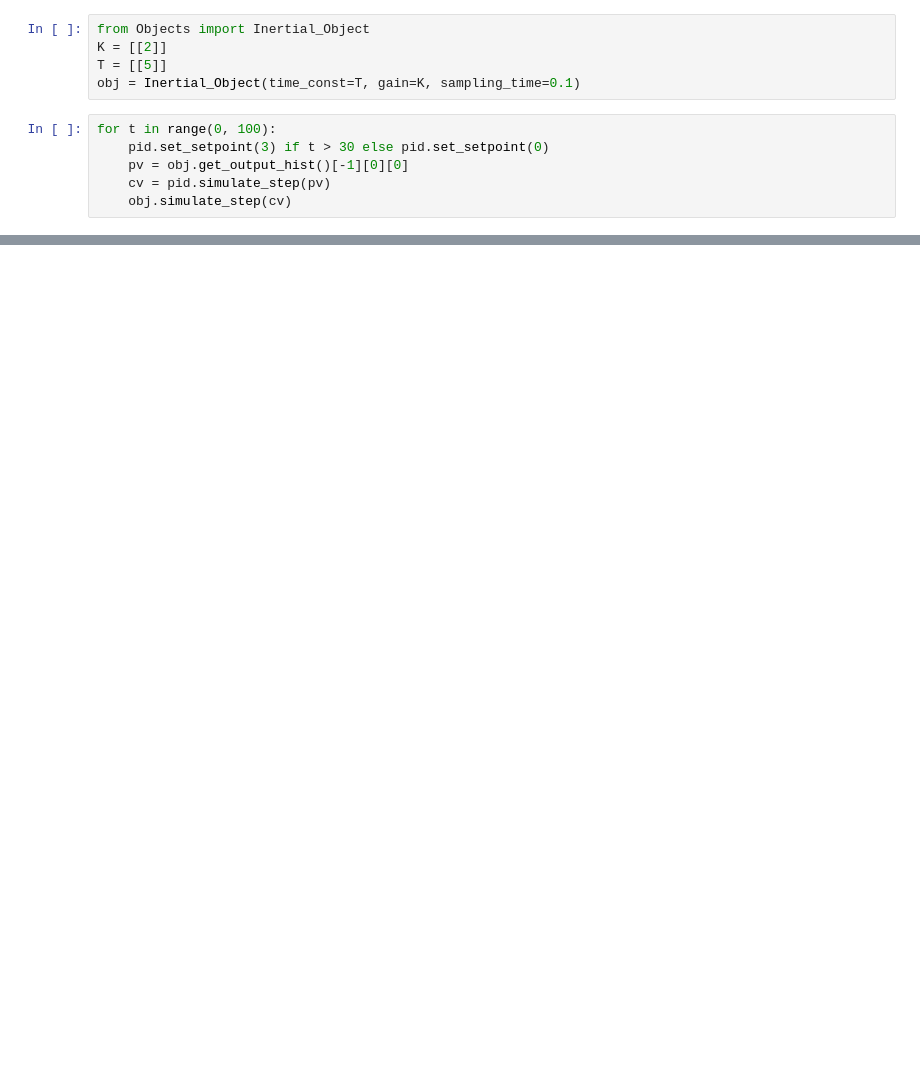
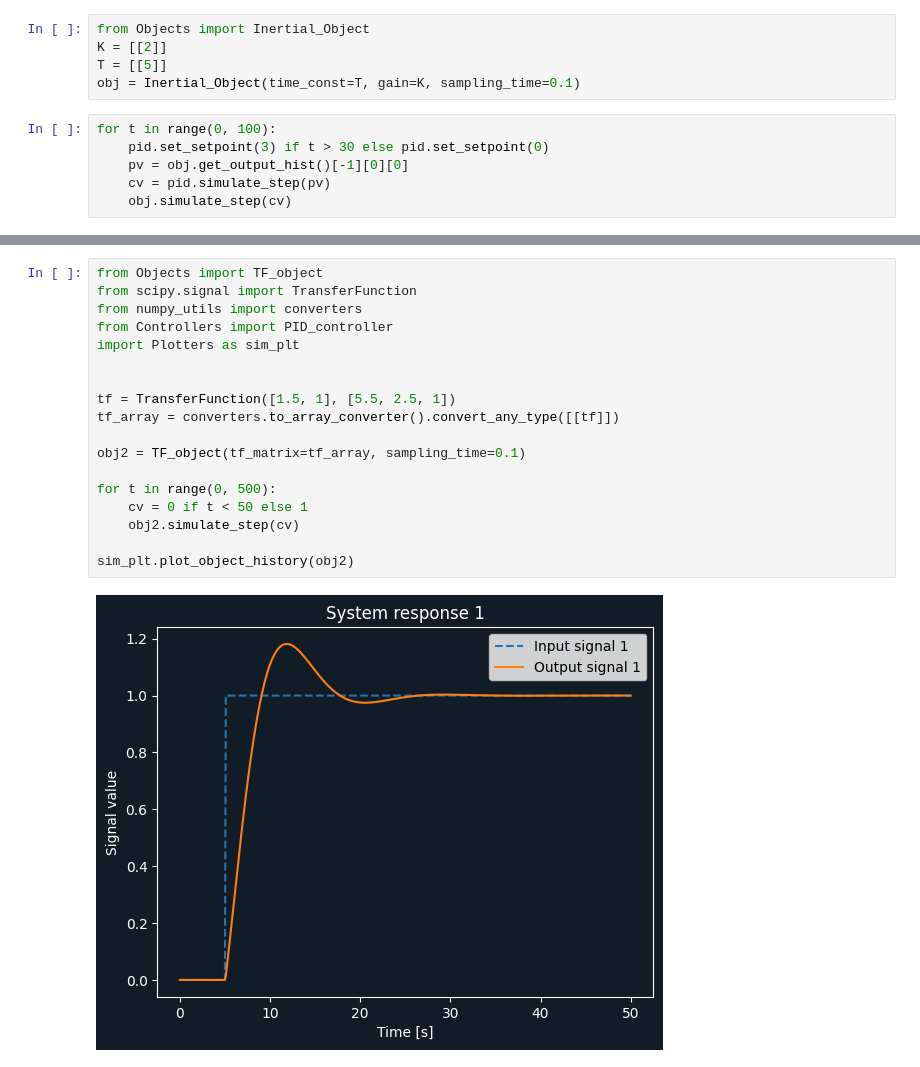
Before and after one commit to MrocznyZdzichu/dyn_mod_sims, a Jupyter notebook: 09_simple_PID_example.ipynb, the cells around one changed output, grey strips where cells are left out. Saved outputs shown, nothing was run; the diff lists cells and outputs as text; blank space fills up the shorter version.

```diff
--- a/09_simple_PID_example.ipynb
+++ b/09_simple_PID_example.ipynb
@@ -22,0 +24,20 @@ axes = sim_plt.plot_regulation_history(obj, cm, figsize=(12, 12))
+# %%
+from Objects import TF_object
+from scipy.signal import TransferFunction
+from numpy_utils import converters
+from Controllers import PID_controller
+import Plotters as sim_plt
+
+
+tf = TransferFunction([1.5, 1], [5.5, 2.5, 1])
+tf_array = converters.to_array_converter().convert_any_type([[tf]])
+
+obj2 = TF_object(tf_matrix=tf_array, sampling_time=0.1)
+
+for t in range(0, 500):
+    cv = 0 if t < 50 else 1
+    obj2.simulate_step(cv)
+
+sim_plt.plot_object_history(obj2)
+# %% [output]
+[figure, added]
```
Also changed, not shown: parts of 3 cells of this notebook, 1 other file.
